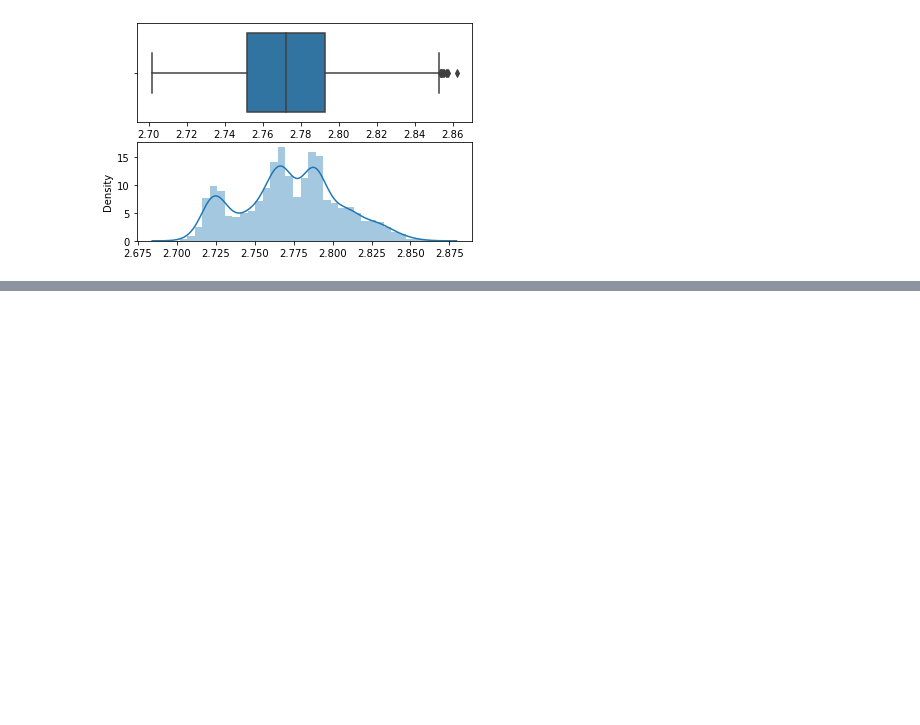
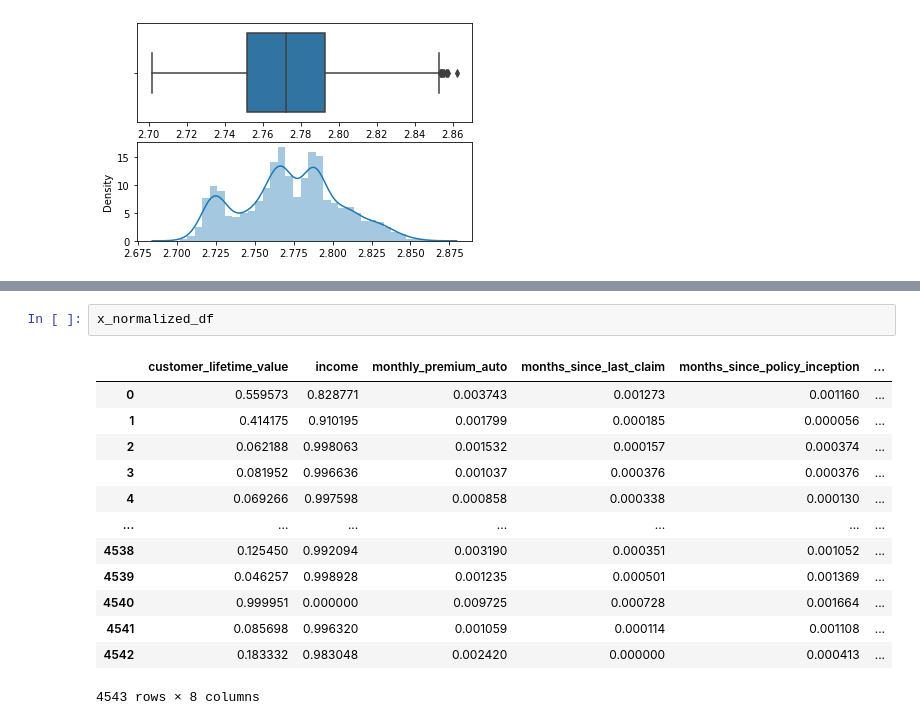
Before and after one commit to nataschaberg/lab-customer-analysis, a Jupyter notebook: exercises/data_cleaning_round_2.ipynb, the cells around one changed output, grey strips where cells are left out. Drawn from its saved outputs; the diff is of its cells as text; blank space fills up the shorter version.

```diff
--- a/exercises/data_cleaning_round_2.ipynb
+++ b/exercises/data_cleaning_round_2.ipynb
@@ -459,0 +544,16 @@ for column in x_normalized_df:
+# %%
+x_normalized_df
+# %% [output]
+|  | customer_lifetime_value | income | monthly_premium_auto | months_since_last_claim | months_since_policy_inception | ... |
+| 0 | 0.559573 | 0.828771 | 0.003743 | 0.001273 | 0.001160 | ... |
+| 1 | 0.414175 | 0.910195 | 0.001799 | 0.000185 | 0.000056 | ... |
+| 2 | 0.062188 | 0.998063 | 0.001532 | 0.000157 | 0.000374 | ... |
+| 3 | 0.081952 | 0.996636 | 0.001037 | 0.000376 | 0.000376 | ... |
+| 4 | 0.069266 | 0.997598 | 0.000858 | 0.000338 | 0.000130 | ... |
+| ... | ... | ... | ... | ... | ... | ... |
+| 4538 | 0.125450 | 0.992094 | 0.003190 | 0.000351 | 0.001052 | ... |
+| 4539 | 0.046257 | 0.998928 | 0.001235 | 0.000501 | 0.001369 | ... |
+| 4540 | 0.999951 | 0.000000 | 0.009725 | 0.000728 | 0.001664 | ... |
+| 4541 | 0.085698 | 0.996320 | 0.001059 | 0.000114 | 0.001108 | ... |
+| 4542 | 0.183332 | 0.983048 | 0.002420 | 0.000000 | 0.000413 | ... |
+4543 rows × 8 columns
```
Also changed, not shown: parts of 28 cells of this notebook.
